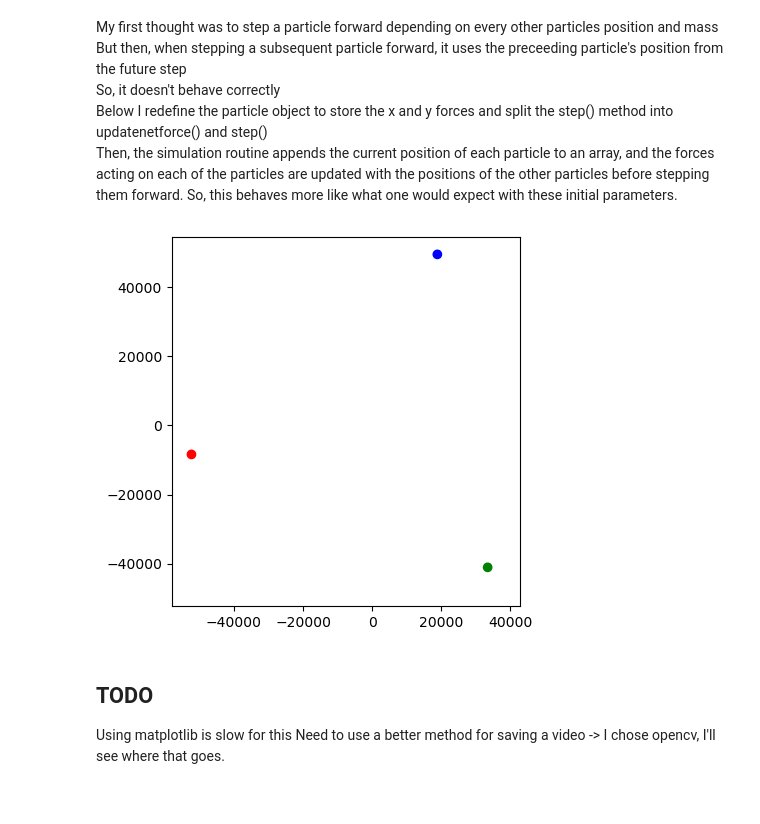
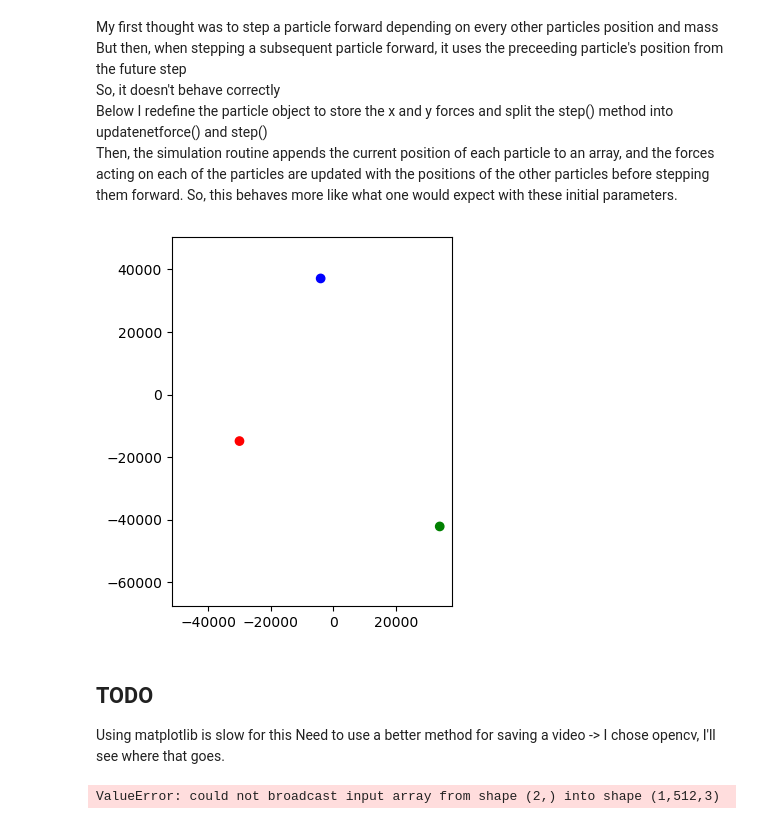
Before and after one commit to Isgig/Isgig, a Jupyter notebook: Notebooks/simulating.ipynb, the cells around one changed output. Cells and saved outputs as stored; diff of their text form; code cells hidden in the pictures.

```diff
--- a/Notebooks/simulating.ipynb
+++ b/Notebooks/simulating.ipynb
@@ -184,7 +184,7 @@ class particle(object):
         self.ypos += 0.5*self.yvel*dt**2
 
 
-one = particle(1e4, 0, 0, 18e2, 5e20)
+one = particle(1e4, 0, 0, 175e1, 5e20)
 two = particle(1e4*np.cos(2*np.pi/3), 1e4*np.sin(2*np.pi/3), -18e2*np.sin(2*np.pi/3), 18e2*np.cos(2*np.pi/3), 5e20)
 three = particle(1e4*np.cos(4*np.pi/3), 1e4*np.sin(4*np.pi/3), -18e2*np.sin(4*np.pi/3), 18e2*np.cos(4*np.pi/3), 5e20)
 
@@ -198,36 +198,64 @@ gconst = 6.67e-11
 # Simulaiton routine
 simulation1, simulation2, simulation3 = [], [], []
 for i in range(int(totaltime//delt)):
     simulation1.append([one.xpos, one.ypos])
     simulation2.append([two.xpos, two.ypos])
     simulation3.append([three.xpos, three.ypos])
     one.updatenetforce(others=[two, three])
     two.updatenetforce(others=[three, one])
     three.updatenetforce(others=[one, two])
     one.step(dt=delt)
     two.step(dt=delt)
     three.step(dt=delt)
 
 simulation1 = np.array(simulation1).astype(float)
 simulation2 = np.array(simulation2).astype(float)
 simulation3 = np.array(simulation3).astype(float)
 
 fig, ax = plt.subplots()
 
 artists = []
 colors = ['red', 'green', 'blue']
 for i in range(int(totaltime//delt)):
     container = ax.scatter([simulation1[i][0], simulation2[i][0], simulation3[i][0]], [simulation1[i][1], simulation2[i][1], simulation3[i][1]], color=colors)
     artists.append(container.findobj())
 
 ax.set_aspect('equal')
 ani = anim.ArtistAnimation(fig=fig, artists=artists)
 writer = anim.writers['ffmpeg'](fps=30)
-ani.save("gravitysimulationbetter.mp4", writer=writer, dpi=200)
+ani.save("../Files/gravitysimulation-redslower.mp4", writer=writer, dpi=200)
 plt.show()
 # %% [output]
-[figure, old version]
+[figure, new version]
 # %% [markdown]
 ## TODO
 Using matplotlib is slow for this
 Need to use a better method for saving a video -> I chose opencv, I'll see where that goes.
+# %%
+import numpy as np
+import cv2 as cv
+
+## Initial conditions
+position = np.array([300, 0])
+velocity = np.array([-10, 0])
+
+## Simulating parameters
+starttime = 0
+dt = 1
+totaltime = 10
+
+frames = np.zeros((10,512,512,3), np.uint8)
+simulation = np.array([position + velocity*d for d in range(starttime, totaltime, dt)])
+
+fourcc = cv.VideoWriter.fourcc(*'3IVD')
+video = cv.VideoWriter("../Files/linearmotion.mp4", fourcc, 30, (512,512), True)
+
+for i, frame in enumerate(frames):
+    for j, line in enumerate(frame):
+        for k, pixel in enumerate(line):
+            if j == simulation[i][]
+    video.write(frame)
+
+video.release()
+# %% [output]
+ValueError: could not broadcast input array from shape (2,) into shape (1,512,3)
```
Also changed, not shown: 1 other file.
